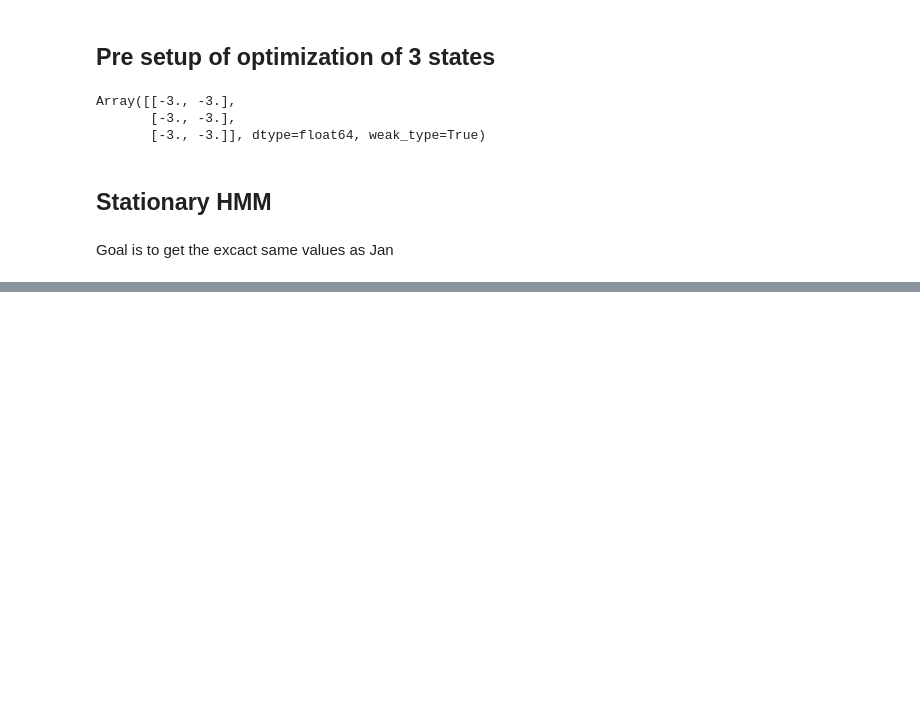
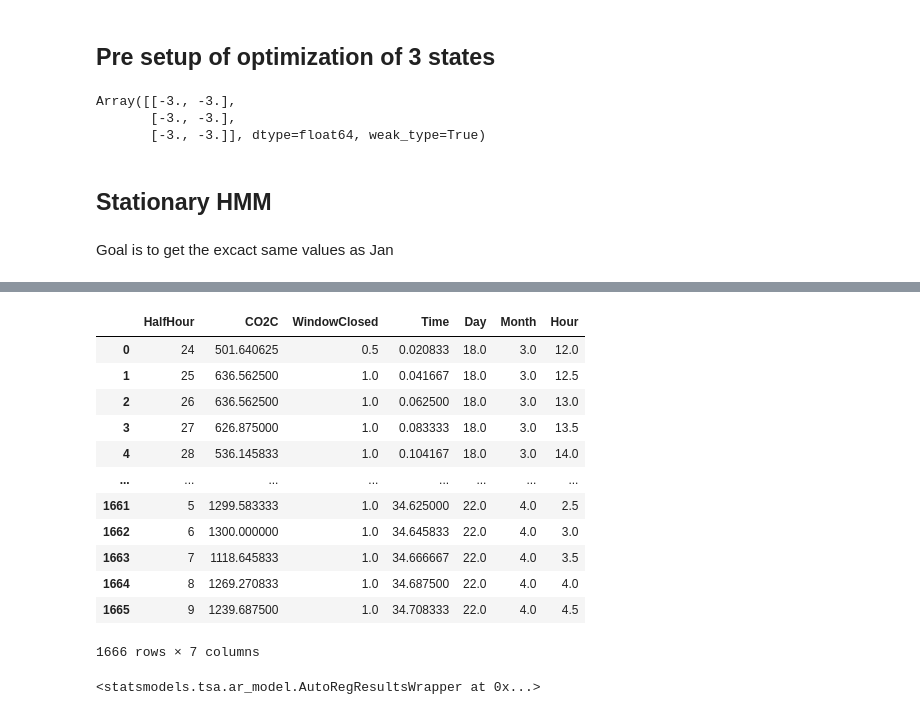
Before and after one commit to Maccen26/hmm-project, a Jupyter notebook: week2.ipynb, the cells around one changed output, grey strips where cells are left out. Cells and saved outputs as stored; diff of their text form; code cells hidden in the pictures; blank space fills up the shorter version.

```diff
--- a/week2.ipynb
+++ b/week2.ipynb
@@ -121,0 +510,20 @@ Negative Log Likelihood for stationary_hmm: 10601.6892
+# %%
+df
+# %% [output]
+|  | HalfHour | CO2C | WindowClosed | Time | Day | Month | Hour |
+| 0 | 24 | 501.640625 | 0.5 | 0.020833 | 18.0 | 3.0 | 12.0 |
+| 1 | 25 | 636.562500 | 1.0 | 0.041667 | 18.0 | 3.0 | 12.5 |
+| 2 | 26 | 636.562500 | 1.0 | 0.062500 | 18.0 | 3.0 | 13.0 |
+| 3 | 27 | 626.875000 | 1.0 | 0.083333 | 18.0 | 3.0 | 13.5 |
+| 4 | 28 | 536.145833 | 1.0 | 0.104167 | 18.0 | 3.0 | 14.0 |
+| ... | ... | ... | ... | ... | ... | ... | ... |
+| 1661 | 5 | 1299.583333 | 1.0 | 34.625000 | 22.0 | 4.0 | 2.5 |
+| 1662 | 6 | 1300.000000 | 1.0 | 34.645833 | 22.0 | 4.0 | 3.0 |
+| 1663 | 7 | 1118.645833 | 1.0 | 34.666667 | 22.0 | 4.0 | 3.5 |
+| 1664 | 8 | 1269.270833 | 1.0 | 34.687500 | 22.0 | 4.0 | 4.0 |
+| 1665 | 9 | 1239.687500 | 1.0 | 34.708333 | 22.0 | 4.0 | 4.5 |
+1666 rows × 7 columns
+# %%
+res
+# %% [output]
+<statsmodels.tsa.ar_model.AutoRegResultsWrapper at 0x...>
```
Also changed, not shown: parts of 23 cells of this notebook, 9 other files.
